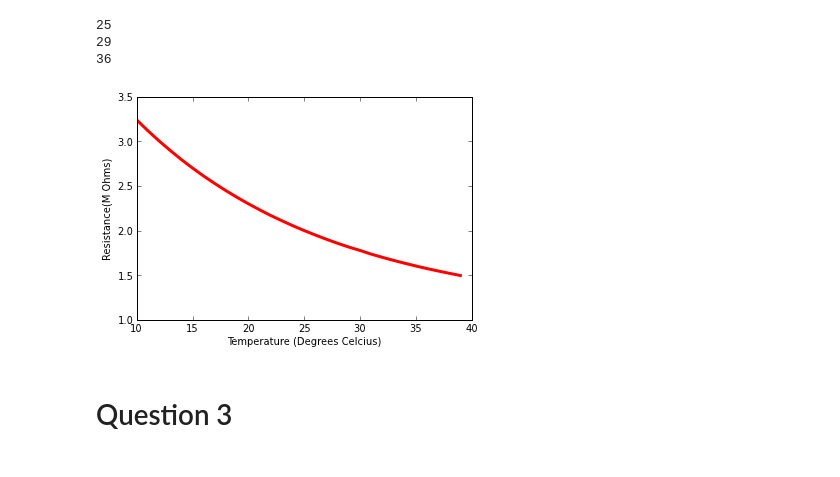
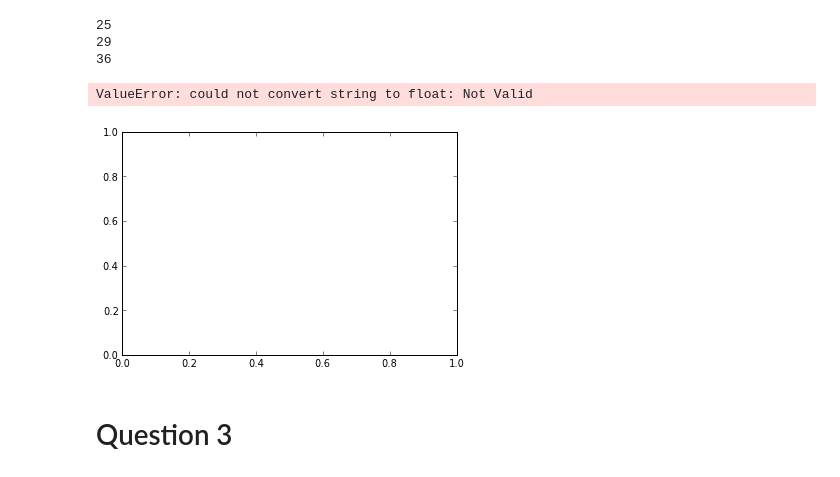
Before and after one commit to mtotten/PHYS202-S13, a Jupyter notebook: Week4/InterpAndDiffEx3.ipynb, the cells around one changed output. Drawn from its saved outputs; the diff is of its cells as text; code cells hidden in the pictures.

```diff
--- a/Week4/InterpAndDiffEx3.ipynb
+++ b/Week4/InterpAndDiffEx3.ipynb
@@ -111,15 +111,16 @@ print Temp(1.574)
 29
 36
 # %%
-x = [10,11,12,13,14,15,16,17,18,19,20,21,22,23,24,25,26,27,28,29,30,31,32,33,34,35,36,37,38,39]
+x = arange(10.,40.,.5)
 a = [3.239, 3.118, 3.004, 2.897, 2.795, 2.700, 2.610, 2.526, 2.446, 2.371, 2.300, 2.233, 2.169, 2.110, 2.053, 2.000, 1.950, 1.902, 1.857, 1.815, 1.7774, 1.736, 1.700, 1.666, 1.634, 1.603, 1.574, 1.547, 1.521, 1.496]
-
-plot(x,a, 'r', linewidth=3)
+B = Temp(a)
+plot(x,B, 'r', linewidth=3)
 ylabel('Resistance(M Ohms)')
 xlabel('Temperature (Degrees Celcius)')
 show()
 # %% [output]
+ValueError: could not convert string to float: Not Valid
-[figure, old version]
+[figure, new version]
 # %% [markdown]
 Question 3
 =
```
Also changed, not shown: parts of 11 cells of this notebook, 1 other file.
